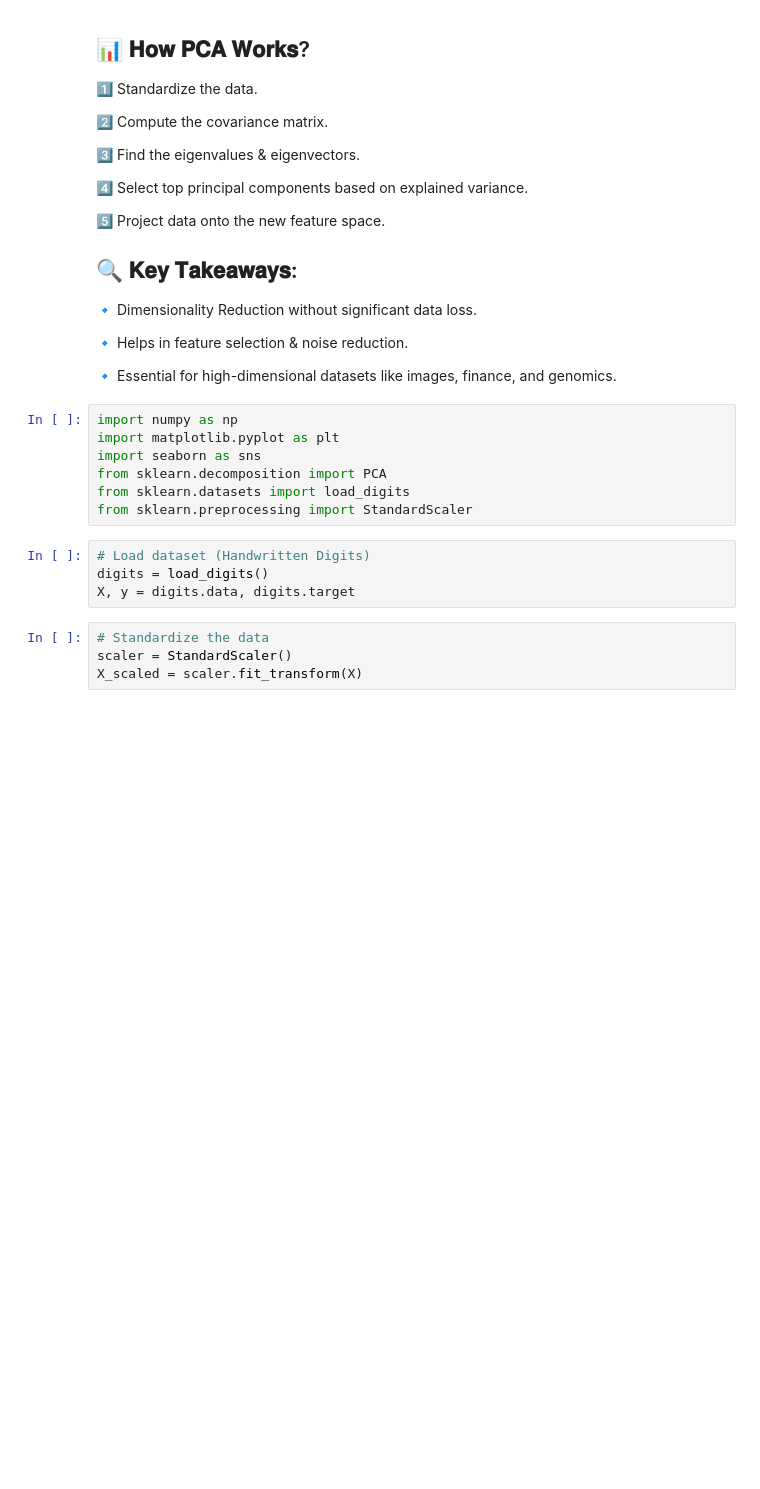
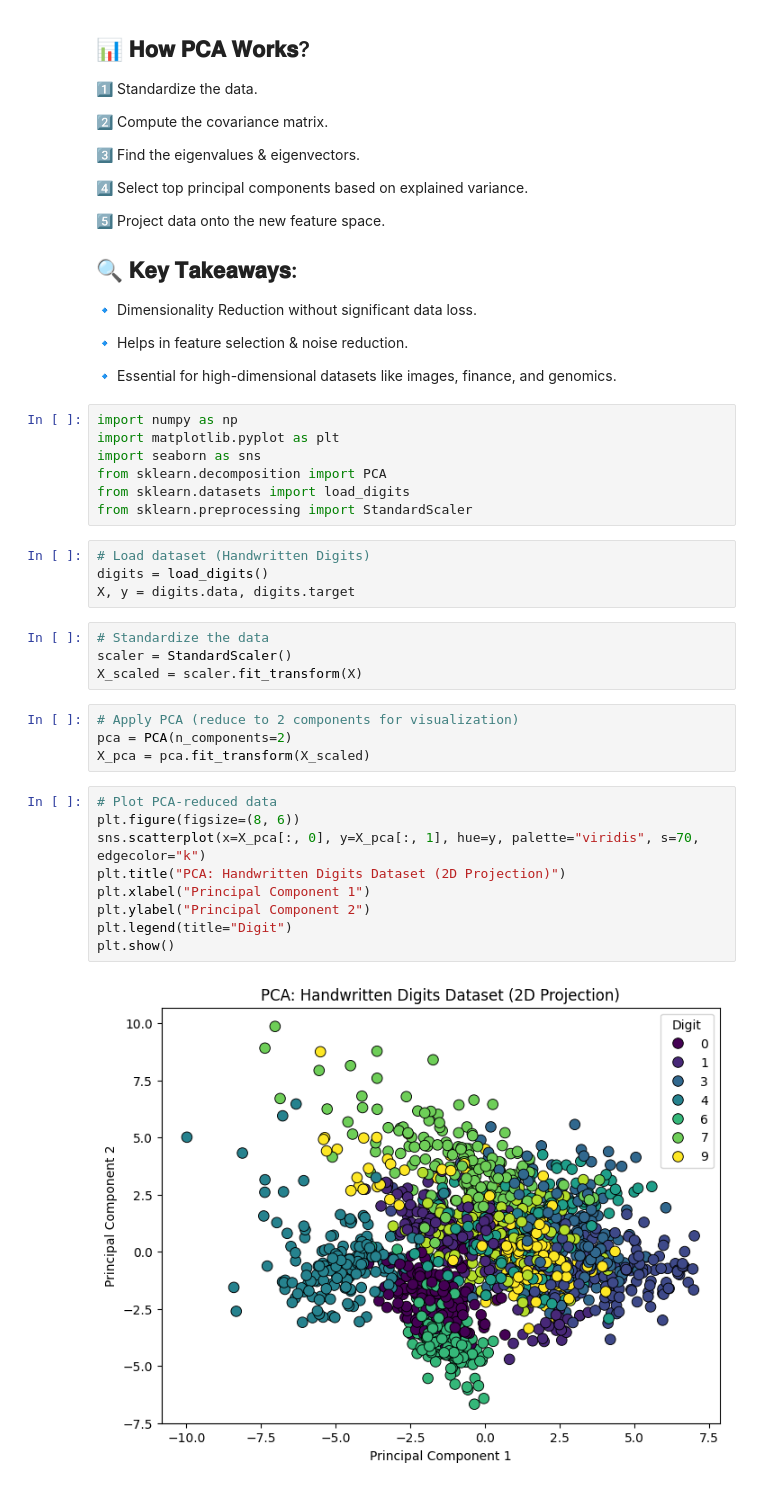
Before and after one commit to selvaneyas/python-learning, a Jupyter notebook: 30 Day of ML/day24_Principal Component Analysis.ipynb, the cells around one changed output. Cells and saved outputs as stored; diff of their text form; blank space fills up the shorter version.

```diff
--- a/30 Day of ML/day24_Principal Component Analysis.ipynb
+++ b/30 Day of ML/day24_Principal Component Analysis.ipynb
@@ -57,3 +57,18 @@ X, y = digits.data, digits.target
 # Standardize the data
 scaler = StandardScaler()
 X_scaled = scaler.fit_transform(X)
+# %%
+# Apply PCA (reduce to 2 components for visualization)
+pca = PCA(n_components=2)
+X_pca = pca.fit_transform(X_scaled)
+# %%
+# Plot PCA-reduced data
+plt.figure(figsize=(8, 6))
+sns.scatterplot(x=X_pca[:, 0], y=X_pca[:, 1], hue=y, palette="viridis", s=70, edgecolor="k")
+plt.title("PCA: Handwritten Digits Dataset (2D Projection)")
+plt.xlabel("Principal Component 1")
+plt.ylabel("Principal Component 2")
+plt.legend(title="Digit")
+plt.show()
+# %% [output]
+[figure, added]
```
Also changed, not shown: parts of 1 cell of this notebook.
